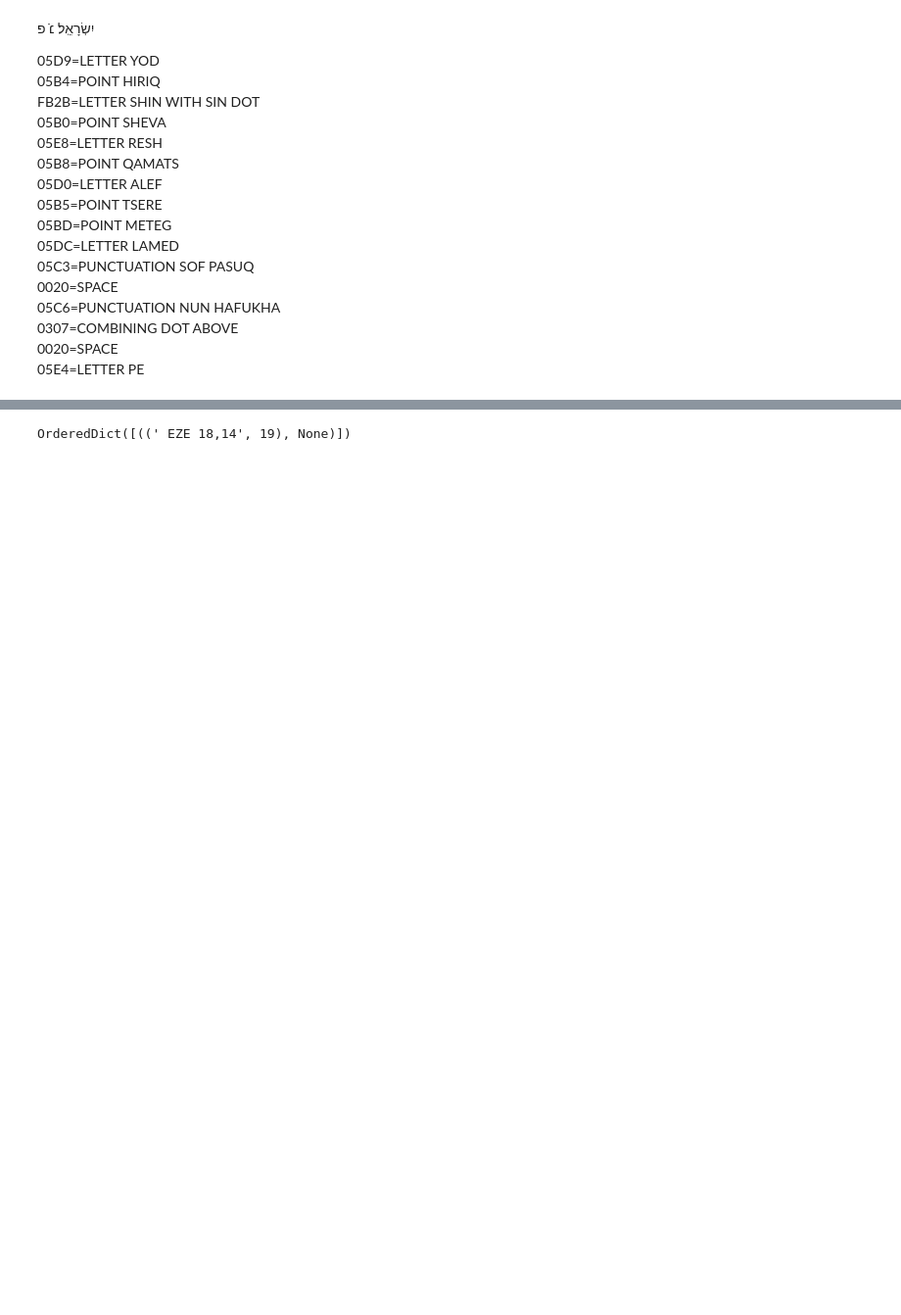
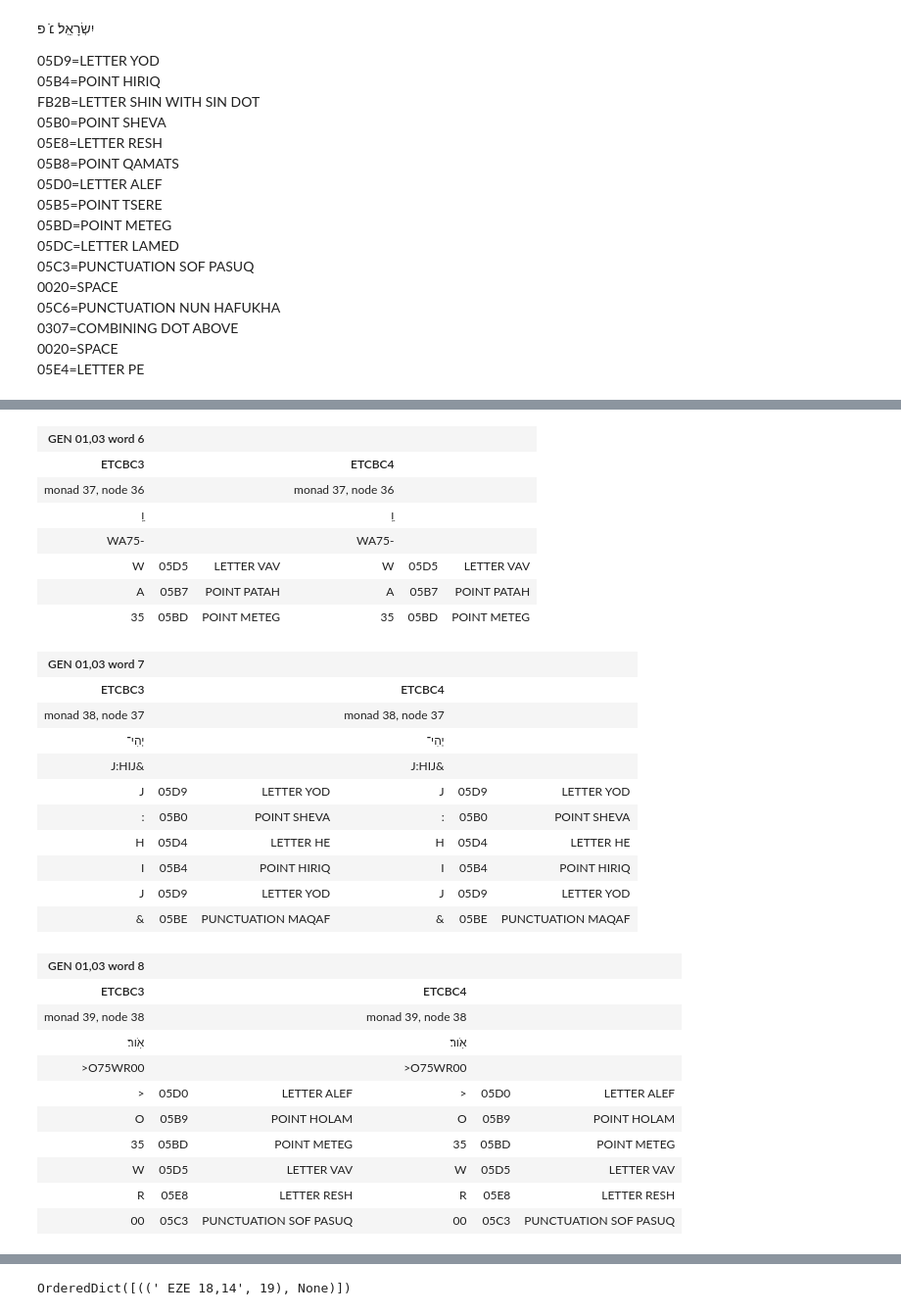
Before and after one commit to MartijnETCBC/laf-fabric-nbs, a Jupyter notebook: text/Showcases 3 versus 4.ipynb, the cells around one changed output, grey strips where cells are left out. Shown at 98% size. Cells and saved outputs as stored; diff of their text form; code cells hidden in the pictures; blank space fills up the shorter version.

```diff
--- a/text/Showcases 3 versus 4.ipynb
+++ b/text/Showcases 3 versus 4.ipynb
@@ -124,10 +125,10 @@ def monad_passage_index(API, vr, vlabel_name, graphical_name, text_name, trailer
     msg("{} words".format(i))
     return (mp_index, np_index)
 # %%
-API3['msg']("Making index for BHS3")
-(bhs3, bhs3n) = monad_passage_index(API3, 3, 'verse_label', 'graphical_word', 'text', 'suffix')
+API3['msg']("Making index for ETCBC3")
+(etcbc3, etcbc3n) = monad_passage_index(API3, 3, 'verse_label', 'graphical_word', 'text', 'suffix')
 API3['msg']("Done")
-API4['msg']("Making index for BHS4")
-(bhs4, bhs4n) = monad_passage_index(API4, 4, 'label', 'g_word', 'g_word_utf8', 'trailer_utf8')
+API4['msg']("Making index for ETCBC4")
+(etcbc4, etcbc4n) = monad_passage_index(API4, 4, 'label', 'g_word', 'g_word_utf8', 'trailer_utf8')
 API4['msg']("Done")
 # %% [output]
@@ -377,3 +444,37 @@ show_case(' JES 19,18', 23)
+# %%
+for i in range(6,9):
+    show_case(' GEN 01,03', i)
+# %% [output]
+| GEN 01,03 word 6 |  |  |  |  |  |
+| ETCBC3 |  |  | ETCBC4 |  |  |
+| monad 37, node 36 |  |  | monad 37, node 36 |  |  |
+| וַֽ |  |  | וַֽ |  |  |
+| WA75- |  |  | WA75- |  |  |
+| W | 05D5 | LETTER VAV | W | 05D5 | LETTER VAV |
+| A | 05B7 | POINT PATAH | A | 05B7 | POINT PATAH |
+| 35 | 05BD | POINT METEG | 35 | 05BD | POINT METEG |
+| GEN 01,03 word 7 |  |  |  |  |  |
+| ETCBC3 |  |  | ETCBC4 |  |  |
+| monad 38, node 37 |  |  | monad 38, node 37 |  |  |
+| יְהִי־ |  |  | יְהִי־ |  |  |
+| J:HIJ& |  |  | J:HIJ& |  |  |
+| J | 05D9 | LETTER YOD | J | 05D9 | LETTER YOD |
+| : | 05B0 | POINT SHEVA | : | 05B0 | POINT SHEVA |
+| H | 05D4 | LETTER HE | H | 05D4 | LETTER HE |
+| I | 05B4 | POINT HIRIQ | I | 05B4 | POINT HIRIQ |
+| J | 05D9 | LETTER YOD | J | 05D9 | LETTER YOD |
+| & | 05BE | PUNCTUATION MAQAF | & | 05BE | PUNCTUATION MAQAF |
+| GEN 01,03 word 8 |  |  |  |  |  |
+| ETCBC3 |  |  | ETCBC4 |  |  |
+| monad 39, node 38 |  |  | monad 39, node 38 |  |  |
+| אֹֽור׃ |  |  | אֹֽור׃ |  |  |
+| >O75WR00 |  |  | >O75WR00 |  |  |
+| > | 05D0 | LETTER ALEF | > | 05D0 | LETTER ALEF |
+| O | 05B9 | POINT HOLAM | O | 05B9 | POINT HOLAM |
+| 35 | 05BD | POINT METEG | 35 | 05BD | POINT METEG |
+| W | 05D5 | LETTER VAV | W | 05D5 | LETTER VAV |
+| R | 05E8 | LETTER RESH | R | 05E8 | LETTER RESH |
+| 00 | 05C3 | PUNCTUATION SOF PASUQ | 00 | 05C3 | PUNCTUATION SOF PASUQ |
 # %%
 missing_in_3 = collections.OrderedDict()
 missing_in_4 = collections.OrderedDict()
```
Also changed, not shown: parts of 9 cells of this notebook, 33 other files.
